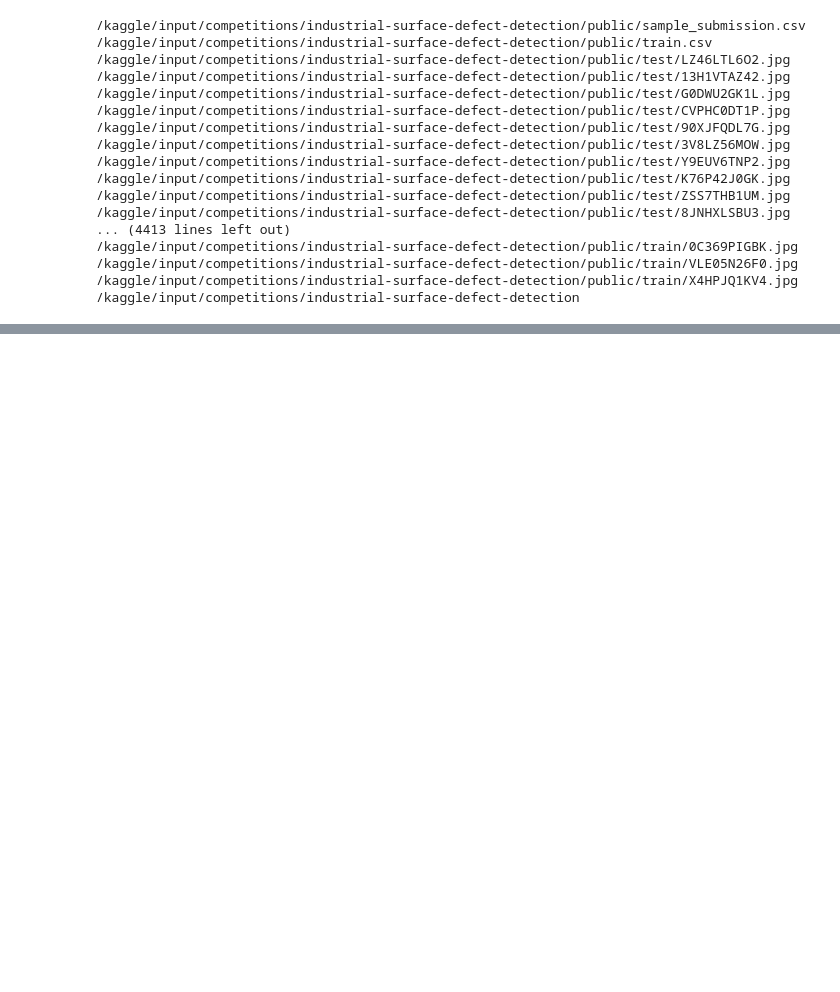
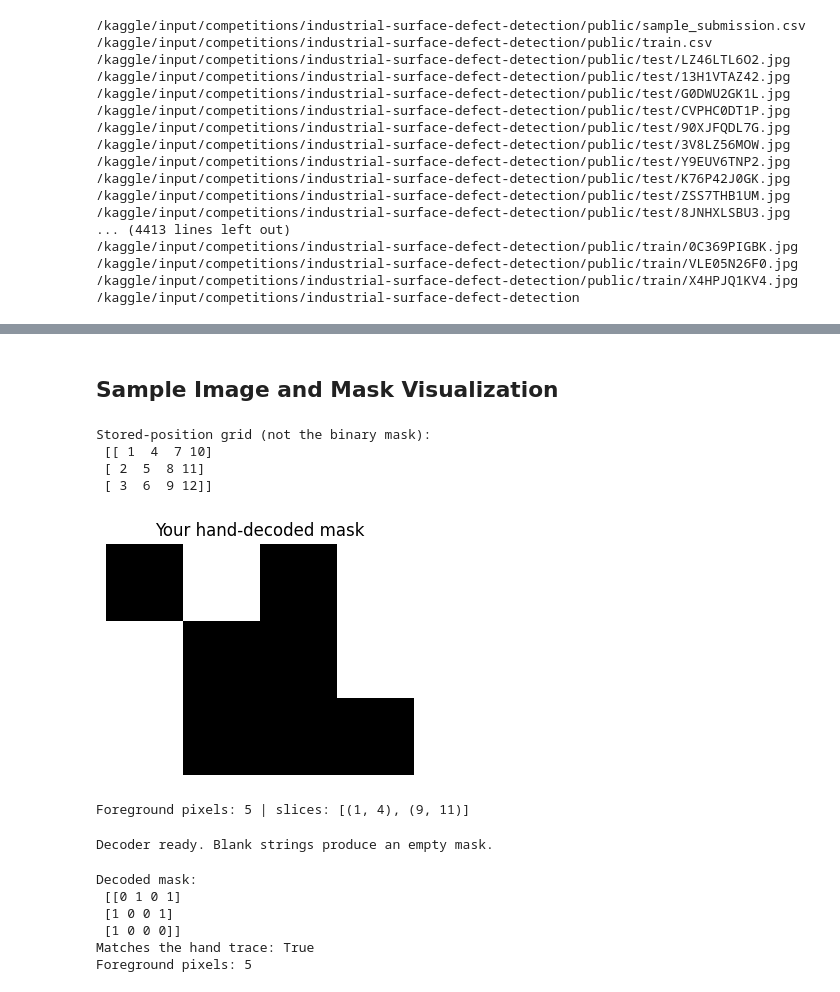
Before and after one commit to 23f2002932/23f2002932, a Jupyter notebook: dl-23f2002932-notebook-t32026.ipynb, the cells around one changed output, grey strips where cells are left out. Saved outputs shown, nothing was run; the diff lists cells and outputs as text; code cells hidden in the pictures; blank space fills up the shorter version.

```diff
--- a/dl-23f2002932-notebook-t32026.ipynb
+++ b/dl-23f2002932-notebook-t32026.ipynb
@@ -930,0 +295,50 @@ Non-empty masks: 0
+# %% [markdown]
+## Sample Image and Mask Visualization
+# %%
+# hand traced mask
+position_grid = np.arange(1, 13).reshape((3, 4), order='F')
+print('Stored-position grid (not the binary mask):\n', position_grid)
+hand_mask = np.array([[0, 1, 0, 1], [1, 0, 0, 1], [1, 0, 0, 0]], dtype=np.uint8)
+python_slices = [(1, 4), (9, 11)]
+plt.figure(figsize=(5, 3))
+plt.imshow(hand_mask, cmap="gray", vmin=0, vmax=1)
+plt.title("Your hand-decoded mask")
+plt.axis("off")
+plt.show()
+print('Foreground pixels:', int(np.asarray(hand_mask).sum()), '| slices:', python_slices)
+# %% [output]
+Stored-position grid (not the binary mask):
+ [[ 1  4  7 10]
+ [ 2  5  8 11]
+ [ 3  6  9 12]]
+[figure, added]
+Foreground pixels: 5 | slices: [(1, 4), (9, 11)]
+# %%
+# decode RLE into a binary mask
+def decode_rle(rle, height, width):
+    """Decode valid CSV RLE: one-based starts, column-major positions."""
+    mask = np.zeros(height * width, dtype=np.uint8)
+    values = np.asarray(str(rle).split(), dtype=int)
+    starts = values[0::2] - 1
+    lengths = values[1::2]
+
+    for start, length in zip(starts, lengths):
+        mask[start:start + length] = 1
+    return mask.reshape((height, width), order='F')
+
+print('Decoder ready. Blank strings produce an empty mask.')
+# %% [output]
+Decoder ready. Blank strings produce an empty mask.
+# %%
+# compare this small decoded mask with the hand traced mask
+example_mask = decode_rle('2 3 10 2', 3, 4)
+print('Decoded mask:\n', example_mask)
+print('Matches the hand trace:', np.array_equal(example_mask, hand_mask))
+print('Foreground pixels:', example_mask.sum())
+# %% [output]
+Decoded mask:
+ [[0 1 0 1]
+ [1 0 0 1]
+ [1 0 0 0]]
+Matches the hand trace: True
+Foreground pixels: 5
```
Also changed, not shown: parts of 119 cells of this notebook.
